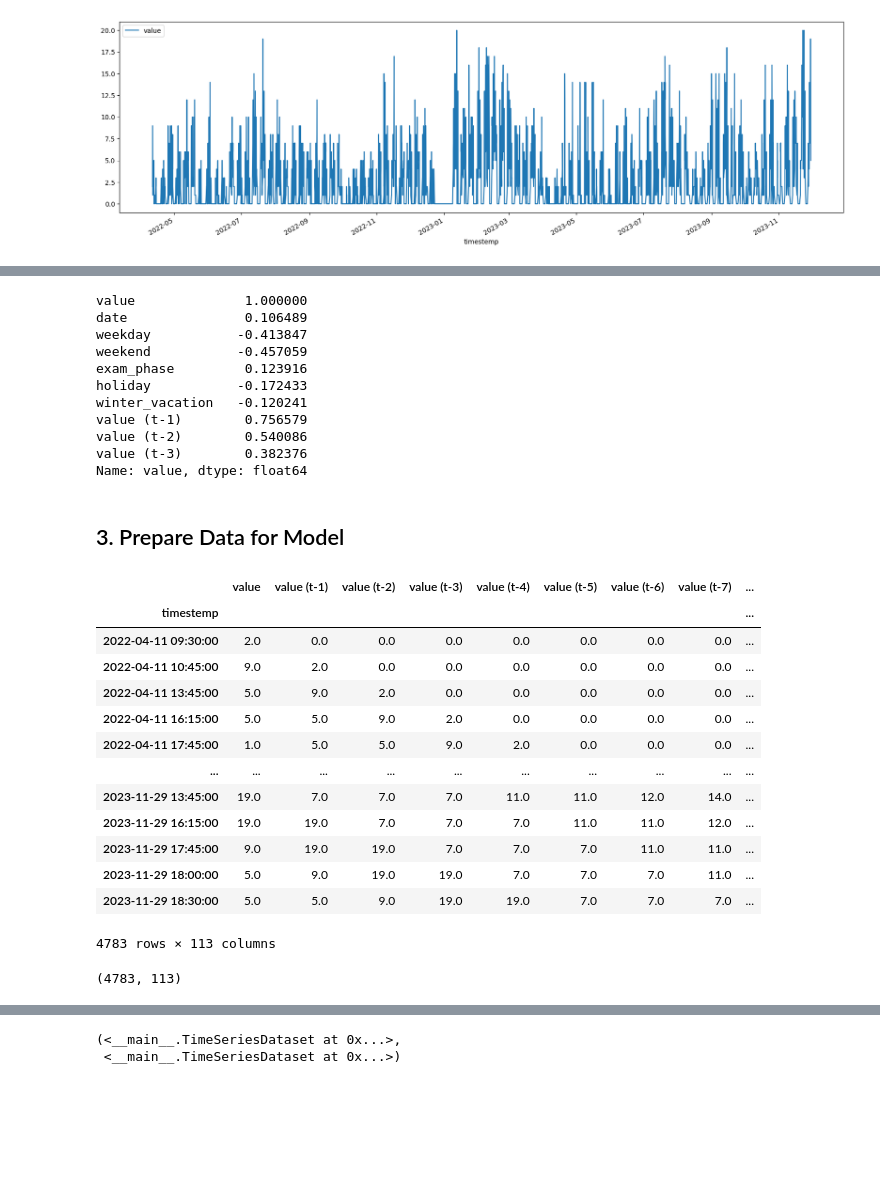
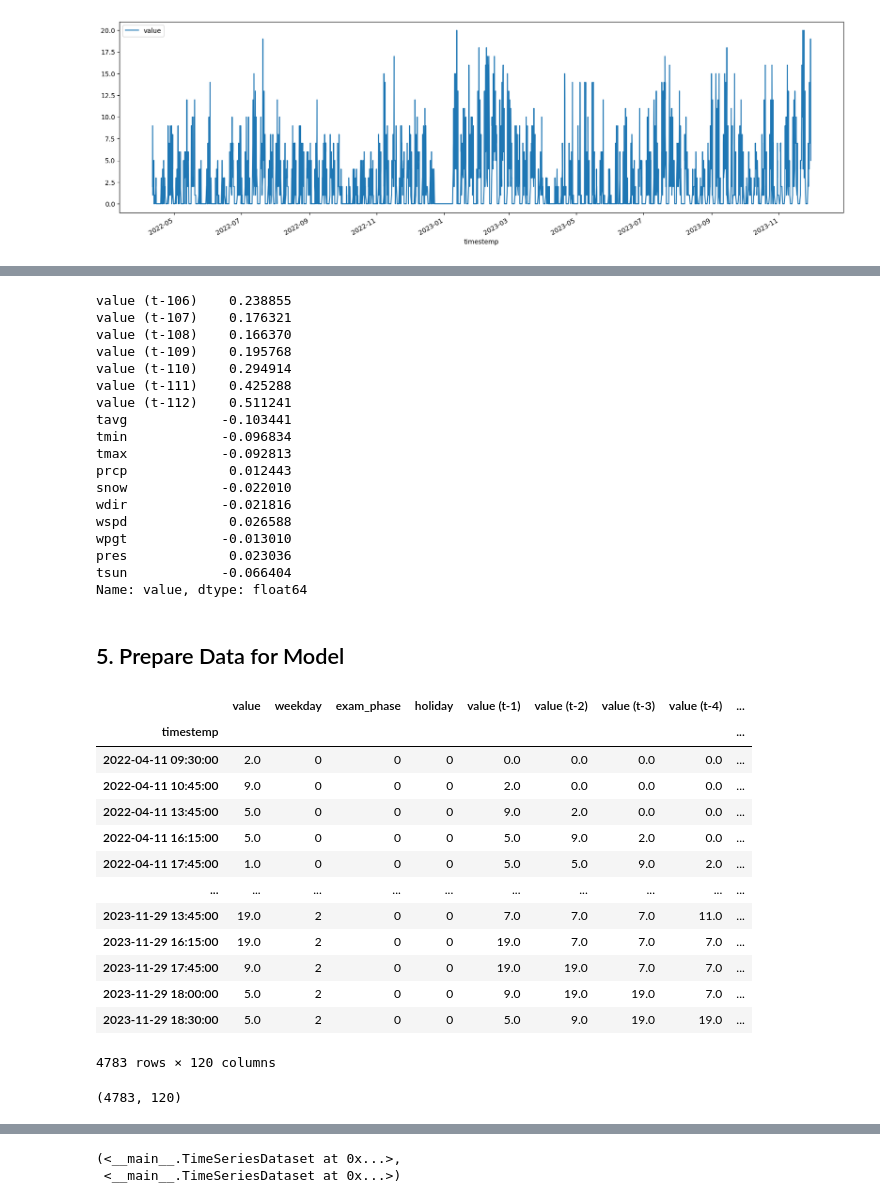
Before and after one commit to PatrykGadziomski/Visitor-prediction, a Jupyter notebook: Project.ipynb, the cells around one changed output, grey strips where cells are left out. Saved outputs shown, nothing was run; the diff lists cells and outputs as text; code cells hidden in the pictures; blank space fills up the shorter version.

```diff
--- a/Project.ipynb
+++ b/Project.ipynb
@@ -282,9 +290,9 @@ visitor_data.plot(x="timestemp", y="value", figsize=(20, 6))
 # %%
-# # merge data frames
-# visitor_data = visitor_data.merge(
-#     weather_data,
-#     left_on="date",
-#     right_on="time"
-# )
+# merge data frames
+visitor_data = visitor_data.merge(
+    weather_data,
+    left_on="date",
+    right_on="time"
+)
 
-# visitor_data
+visitor_data
@@ -340,42 +320,49 @@ value (t-112)       0.747315       1.000000
 # %%
 data_corr_label = visitor_data.iloc[:, :].corr()["value"]
-data_corr_label[:10]
+data_corr_label[112:]
 # %% [output]
-value              1.000000
-date               0.106489
-weekday           -0.413847
-weekend           -0.457059
-exam_phase         0.123916
-holiday           -0.172433
-winter_vacation   -0.120241
-value (t-1)        0.756579
-value (t-2)        0.540086
-value (t-3)        0.382376
+value (t-106)    0.238855
+value (t-107)    0.176321
+value (t-108)    0.166370
+value (t-109)    0.195768
+value (t-110)    0.294914
+value (t-111)    0.425288
+value (t-112)    0.511241
+tavg            -0.103441
+tmin            -0.096834
+tmax            -0.092813
+prcp             0.012443
+snow            -0.022010
+wdir            -0.021816
+wspd             0.026588
+wpgt            -0.013010
+pres             0.023036
+tsun            -0.066404
 Name: value, dtype: float64
 # %% [markdown]
-## 3. Prepare Data for Model
+## 5. Prepare Data for Model
 # %%
-droplist = ['date', 'winter_vacation', 'weekend', 'holiday', 'exam_phase', 'weekday']
-
+# drop unnecessary features
+droplist = ['date', 'winter_vacation', 'weekend', 'pres', 'wdir', 'snow', 'wspd', 'tmax', 'tmin']
 visitor_data = visitor_data.drop(droplist, axis=1)
 
 visitor_data
 # %% [output]
-|  | value | value (t-1) | value (t-2) | value (t-3) | value (t-4) | value (t-5) | value (t-6) | value (t-7) | ... |
+|  | value | weekday | exam_phase | holiday | value (t-1) | value (t-2) | value (t-3) | value (t-4) | ... |
 | timestemp |  |  |  |  |  |  |  |  | ... |
-| 2022-04-11 09:30:00 | 2.0 | 0.0 | 0.0 | 0.0 | 0.0 | 0.0 | 0.0 | 0.0 | ... |
-| 2022-04-11 10:45:00 | 9.0 | 2.0 | 0.0 | 0.0 | 0.0 | 0.0 | 0.0 | 0.0 | ... |
-| 2022-04-11 13:45:00 | 5.0 | 9.0 | 2.0 | 0.0 | 0.0 | 0.0 | 0.0 | 0.0 | ... |
-| 2022-04-11 16:15:00 | 5.0 | 5.0 | 9.0 | 2.0 | 0.0 | 0.0 | 0.0 | 0.0 | ... |
-| 2022-04-11 17:45:00 | 1.0 | 5.0 | 5.0 | 9.0 | 2.0 | 0.0 | 0.0 | 0.0 | ... |
+| 2022-04-11 09:30:00 | 2.0 | 0 | 0 | 0 | 0.0 | 0.0 | 0.0 | 0.0 | ... |
+| 2022-04-11 10:45:00 | 9.0 | 0 | 0 | 0 | 2.0 | 0.0 | 0.0 | 0.0 | ... |
+| 2022-04-11 13:45:00 | 5.0 | 0 | 0 | 0 | 9.0 | 2.0 | 0.0 | 0.0 | ... |
+| 2022-04-11 16:15:00 | 5.0 | 0 | 0 | 0 | 5.0 | 9.0 | 2.0 | 0.0 | ... |
+| 2022-04-11 17:45:00 | 1.0 | 0 | 0 | 0 | 5.0 | 5.0 | 9.0 | 2.0 | ... |
 | ... | ... | ... | ... | ... | ... | ... | ... | ... | ... |
-| 2023-11-29 13:45:00 | 19.0 | 7.0 | 7.0 | 7.0 | 11.0 | 11.0 | 12.0 | 14.0 | ... |
-| 2023-11-29 16:15:00 | 19.0 | 19.0 | 7.0 | 7.0 | 7.0 | 11.0 | 11.0 | 12.0 | ... |
-| 2023-11-29 17:45:00 | 9.0 | 19.0 | 19.0 | 7.0 | 7.0 | 7.0 | 11.0 | 11.0 | ... |
-| 2023-11-29 18:00:00 | 5.0 | 9.0 | 19.0 | 19.0 | 7.0 | 7.0 | 7.0 | 11.0 | ... |
-| 2023-11-29 18:30:00 | 5.0 | 5.0 | 9.0 | 19.0 | 19.0 | 7.0 | 7.0 | 7.0 | ... |
+| 2023-11-29 13:45:00 | 19.0 | 2 | 0 | 0 | 7.0 | 7.0 | 7.0 | 11.0 | ... |
+| 2023-11-29 16:15:00 | 19.0 | 2 | 0 | 0 | 19.0 | 7.0 | 7.0 | 7.0 | ... |
+| 2023-11-29 17:45:00 | 9.0 | 2 | 0 | 0 | 19.0 | 19.0 | 7.0 | 7.0 | ... |
+| 2023-11-29 18:00:00 | 5.0 | 2 | 0 | 0 | 9.0 | 19.0 | 19.0 | 7.0 | ... |
+| 2023-11-29 18:30:00 | 5.0 | 2 | 0 | 0 | 5.0 | 9.0 | 19.0 | 19.0 | ... |
-4783 rows × 113 columns
+4783 rows × 120 columns
 # %%
 visitor_data.shape
 # %% [output]
-(4783, 113)
+(4783, 120)
```
Also changed, not shown: parts of 45 cells of this notebook.
